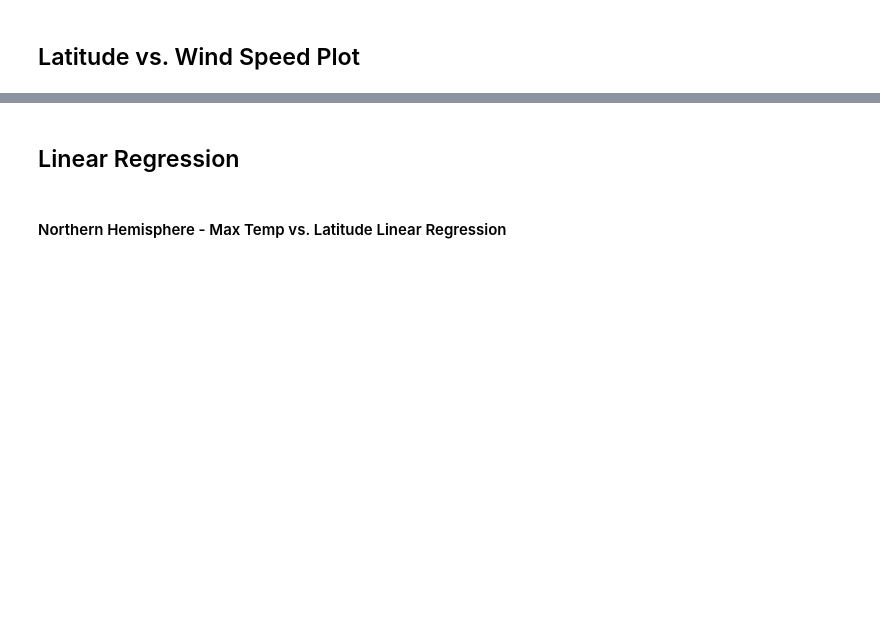
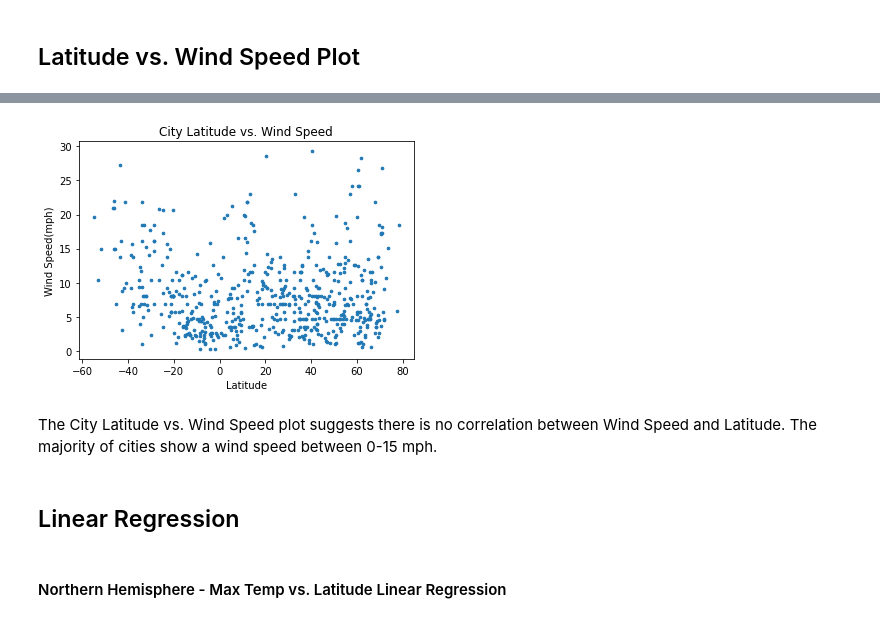
Before and after one commit to KGore12/python-api-challenge, a Jupyter notebook: WeatherPy/WeatherPy.ipynb, the cells around one changed output, grey strips where cells are left out. Drawn from its saved outputs; the diff is of its cells as text; code cells hidden in the pictures; blank space fills up the shorter version.

```diff
--- a/WeatherPy/WeatherPy.ipynb
+++ b/WeatherPy/WeatherPy.ipynb
@@ -231,3 +230,18 @@ plt.show()
+# %%
+# Build a scatter plot for Latitude vs. Wind Speed
+plt.scatter(city_weather_df["Lat"], city_weather_df["Wind Speed"], marker="o", s=7)
+
+# Label this scatter plot and save this plot to output_files folder
+plt.xlabel("Latitude")
+plt.ylabel("Wind Speed(mph)")
+plt.title("City Latitude vs. Wind Speed")
+plt.savefig("output_files/Latitude_vs_WindSpeed")
+plt.show()
+# %% [output]
+[figure, added]
+# %% [markdown]
+The City Latitude vs. Wind Speed plot suggests there is no correlation between Wind Speed and Latitude.
+The majority of cities show a wind speed between 0-15 mph.
 # %% [markdown]
 ## Linear Regression
 # %% [markdown]
```
Also changed, not shown: parts of 3 cells of this notebook.
